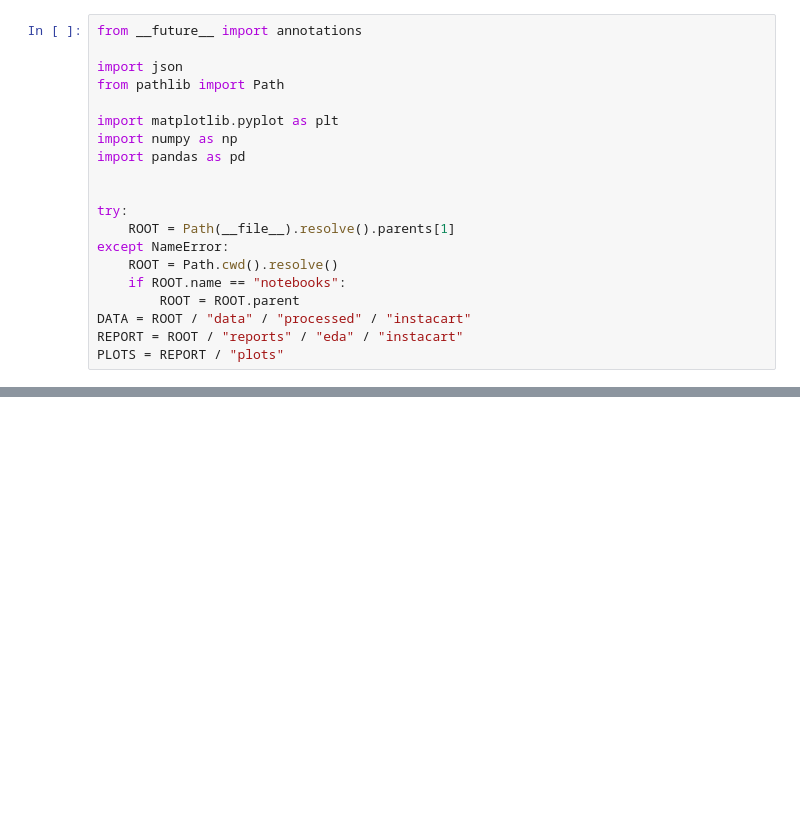
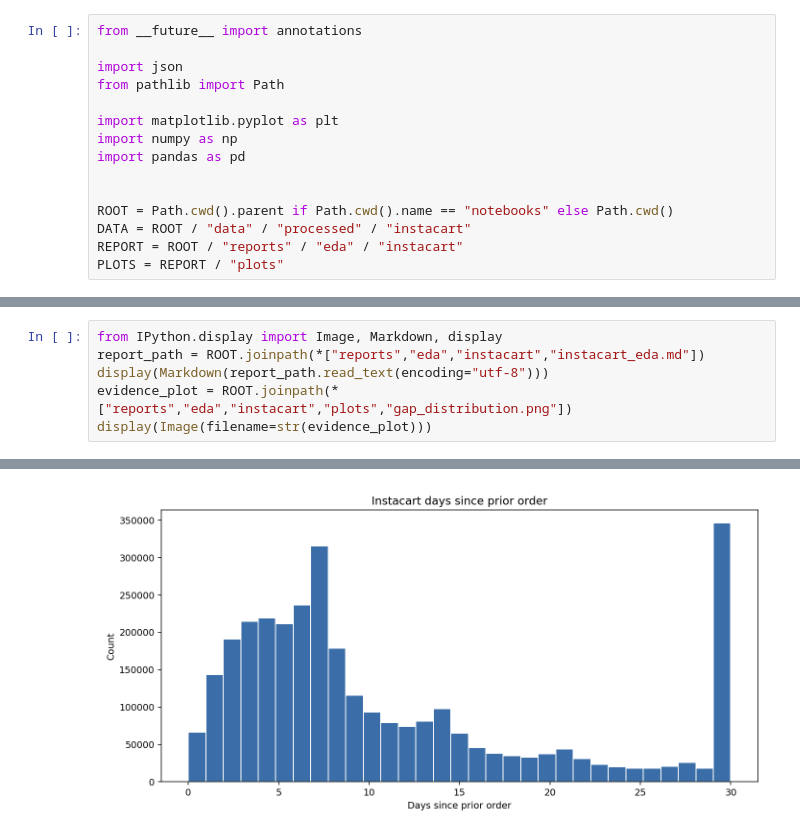
Before and after one commit to Speaksid153/purchase-pattern-decay-analysis, a Jupyter notebook: notebooks/02_eda_instacart.ipynb, the cells around one changed output, grey strips where cells are left out. Cells and saved outputs as stored; diff of their text form; blank space fills up the shorter version.

Commit message:
Make executed notebooks the canonical analysis

```diff
--- a/notebooks/02_eda_instacart.ipynb
+++ b/notebooks/02_eda_instacart.ipynb
@@ -15,12 +19,7 @@ import numpy as np
 import pandas as pd
 
 
-try:
-    ROOT = Path(__file__).resolve().parents[1]
-except NameError:
-    ROOT = Path.cwd().resolve()
-    if ROOT.name == "notebooks":
-        ROOT = ROOT.parent
+ROOT = Path.cwd().parent if Path.cwd().name == "notebooks" else Path.cwd()
 DATA = ROOT / "data" / "processed" / "instacart"
 REPORT = ROOT / "reports" / "eda" / "instacart"
 PLOTS = REPORT / "plots"
@@ -441,0 +470,7 @@ main()
+# %%
+from IPython.display import Image, Markdown, display
+report_path = ROOT.joinpath(*["reports","eda","instacart","instacart_eda.md"])
+display(Markdown(report_path.read_text(encoding="utf-8")))
+evidence_plot = ROOT.joinpath(*["reports","eda","instacart","plots","gap_distribution.png"])
+display(Image(filename=str(evidence_plot)))
+# %% [output]
@@ -441,0 +537 @@ main()
+[figure, added]
```
Also changed, not shown: parts of 18 cells of this notebook, 25 other files.
